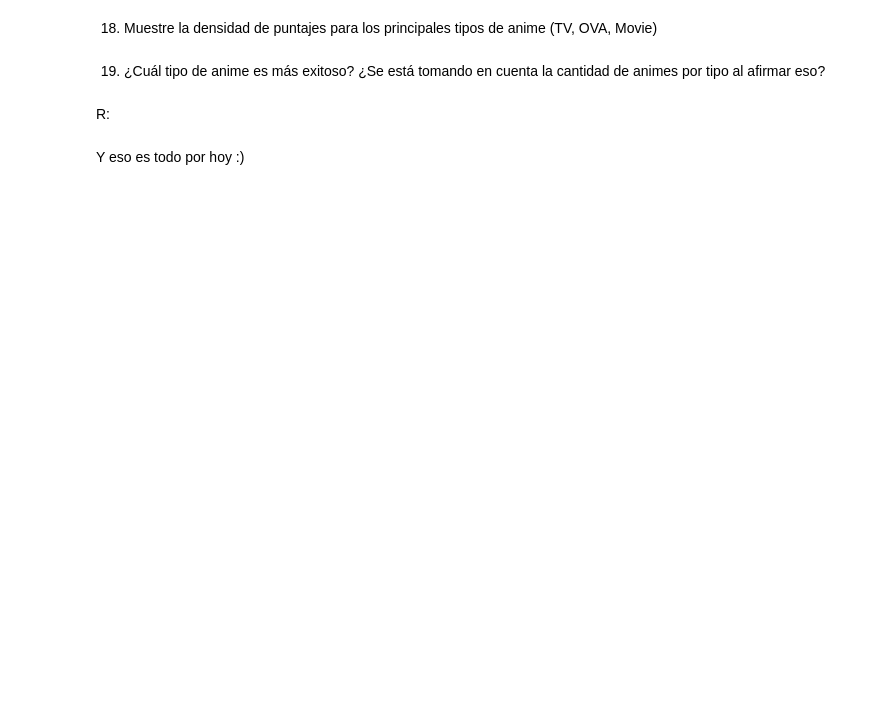
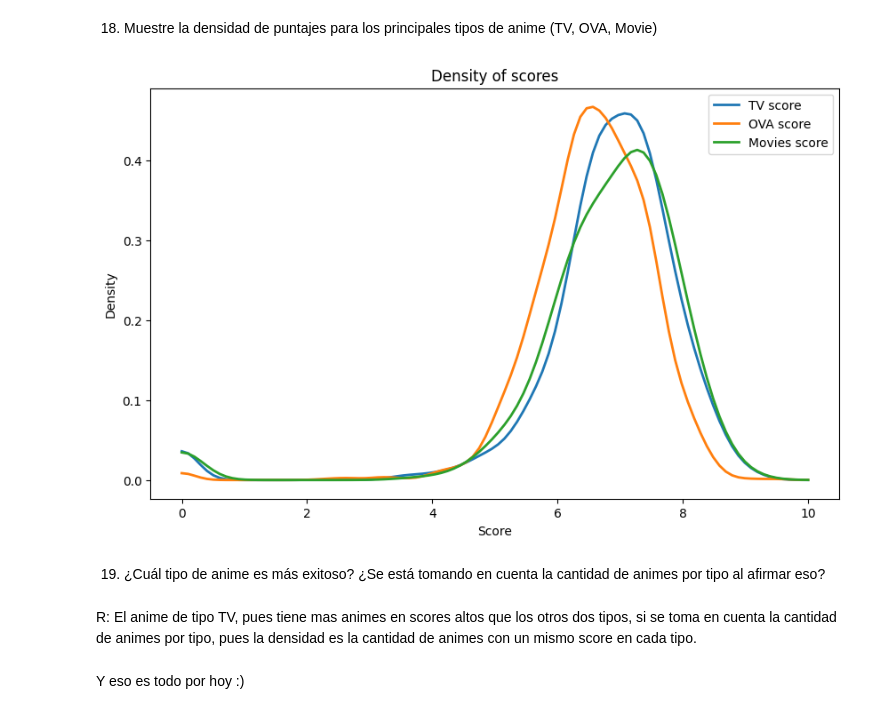
Before and after one commit to luckmpt/labs_mineria, a Jupyter notebook: Lab1/Laboratorio_1_2025.ipynb, the cells around one changed output. Cells and saved outputs as stored; diff of their text form; code cells hidden in the pictures; blank space fills up the shorter version.

```diff
--- a/Lab1/Laboratorio_1_2025.ipynb
+++ b/Lab1/Laboratorio_1_2025.ipynb
@@ -306,9 +368,41 @@ R:
 # %% [markdown]
 18. Muestre la densidad de puntajes para los principales tipos de anime (TV, OVA, Movie)
+# %%
+from scipy import stats
+import numpy as np
+
+score_TV = df_Union[(df_Union["type"] == "TV")]['score']
+score_OVA = df_Union[(df_Union["type"] == "OVA")]['score']
+score_Movies = df_Union[(df_Union["type"] == "Movie")]['score']
+
+# Calcula la densidad de la función
+density_TV = stats.gaussian_kde(score_TV)
+density_OVA = stats.gaussian_kde(score_OVA)
+density_Movies = stats.gaussian_kde(score_Movies)
+# Genera un rango de valores para los cuales queremos estimar la densidad.
+xs = np.linspace(0, 10, 100)
+# Calcula la densidad para cada valor en xs.
+density_values_TV = density_TV(xs)
+density_values_OVA = density_OVA(xs)
+density_values_Movies = density_Movies(xs)
+# Crea la figura
+plt.figure(figsize=(10, 6))
+plt.plot(xs, density_values_TV, linewidth=2, label = "TV score")
+plt.plot(xs, density_values_OVA, linewidth=2, label = "OVA score")
+plt.plot(xs, density_values_Movies, linewidth=2, label = "Movies score")
+# Título y legendas
+plt.xlabel('Score')
+plt.ylabel('Density')
+plt.title('Density of scores')
+plt.legend()
+
+plt.show()
+# %% [output]
+[figure, added]
 # %% [markdown]
 19. ¿Cuál tipo de anime es más exitoso? ¿Se está tomando en cuenta la cantidad de animes por tipo al afirmar eso?
-# %% [markdown]
-R:
+# %% [markdown]
+R: El anime de tipo TV, pues tiene mas animes en scores altos que los otros dos tipos, si se toma en cuenta la cantidad de animes por tipo, pues la densidad es la cantidad de animes con un mismo score en cada tipo.
 # %% [markdown]
 Y eso es todo por hoy :)
 # %% [markdown]
```
Also changed, not shown: parts of 8 cells of this notebook.
